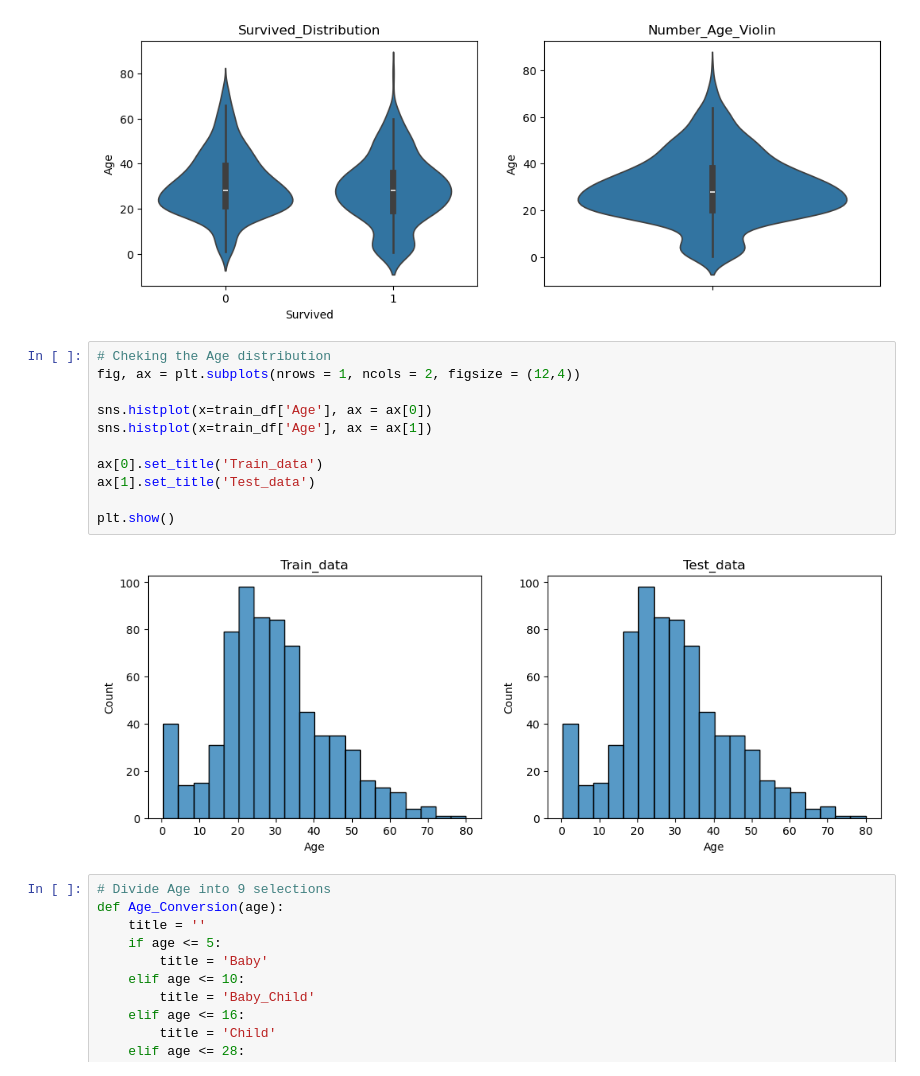
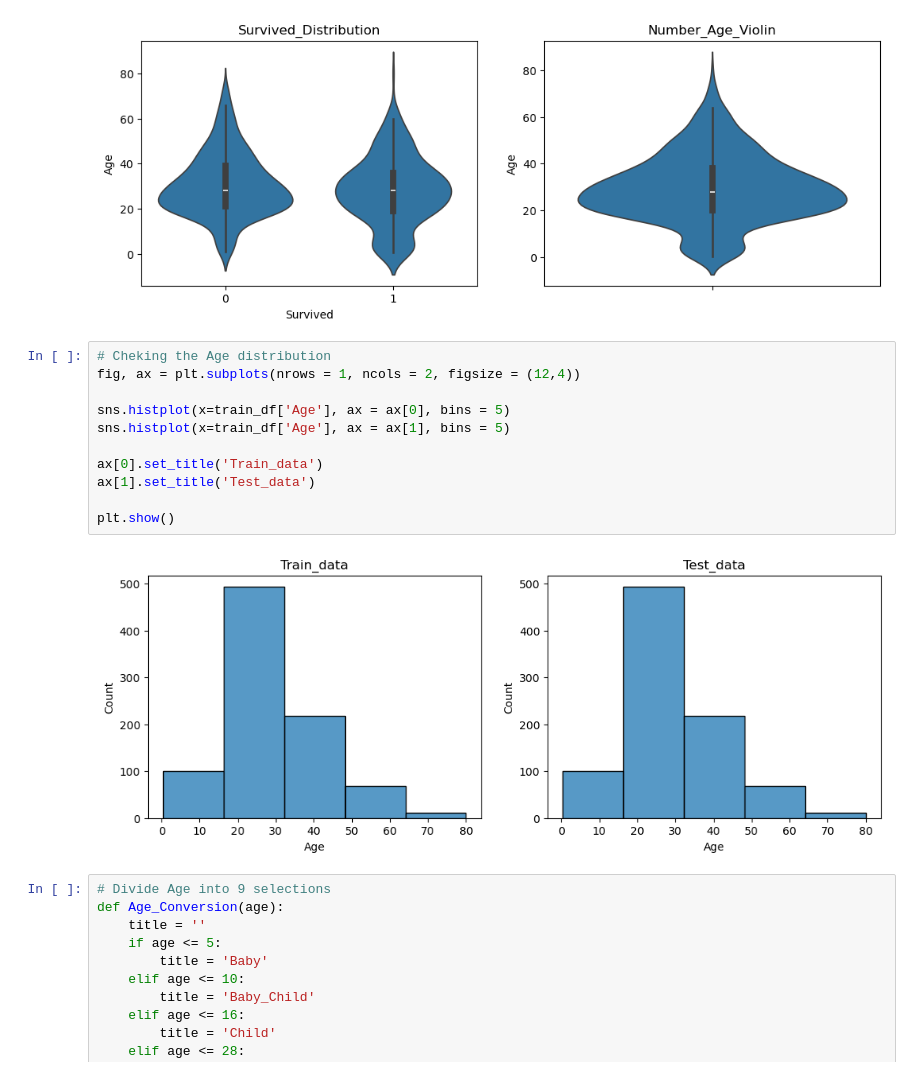
Before and after one commit to JeongHun01/Kaggle, a Jupyter notebook: Titanic/Data_Analysis.ipynb, the cells around one changed output. Drawn from its saved outputs; the diff is of its cells as text.

```diff
--- a/Titanic/Data_Analysis.ipynb
+++ b/Titanic/Data_Analysis.ipynb
@@ -287,16 +287,16 @@ plt.show()
 # %%
 # Cheking the Age distribution
 fig, ax = plt.subplots(nrows = 1, ncols = 2, figsize = (12,4))
 
-sns.histplot(x=train_df['Age'], ax = ax[0])
-sns.histplot(x=train_df['Age'], ax = ax[1])
+sns.histplot(x=train_df['Age'], ax = ax[0], bins = 5)
+sns.histplot(x=train_df['Age'], ax = ax[1], bins = 5)
 
 ax[0].set_title('Train_data')
 ax[1].set_title('Test_data')
 
 plt.show()
 # %% [output]
-[figure, old version]
+[figure, new version]
 # %%
 # Divide Age into 9 selections
 def Age_Conversion(age):
```
Also changed, not shown: parts of 13 cells of this notebook.
